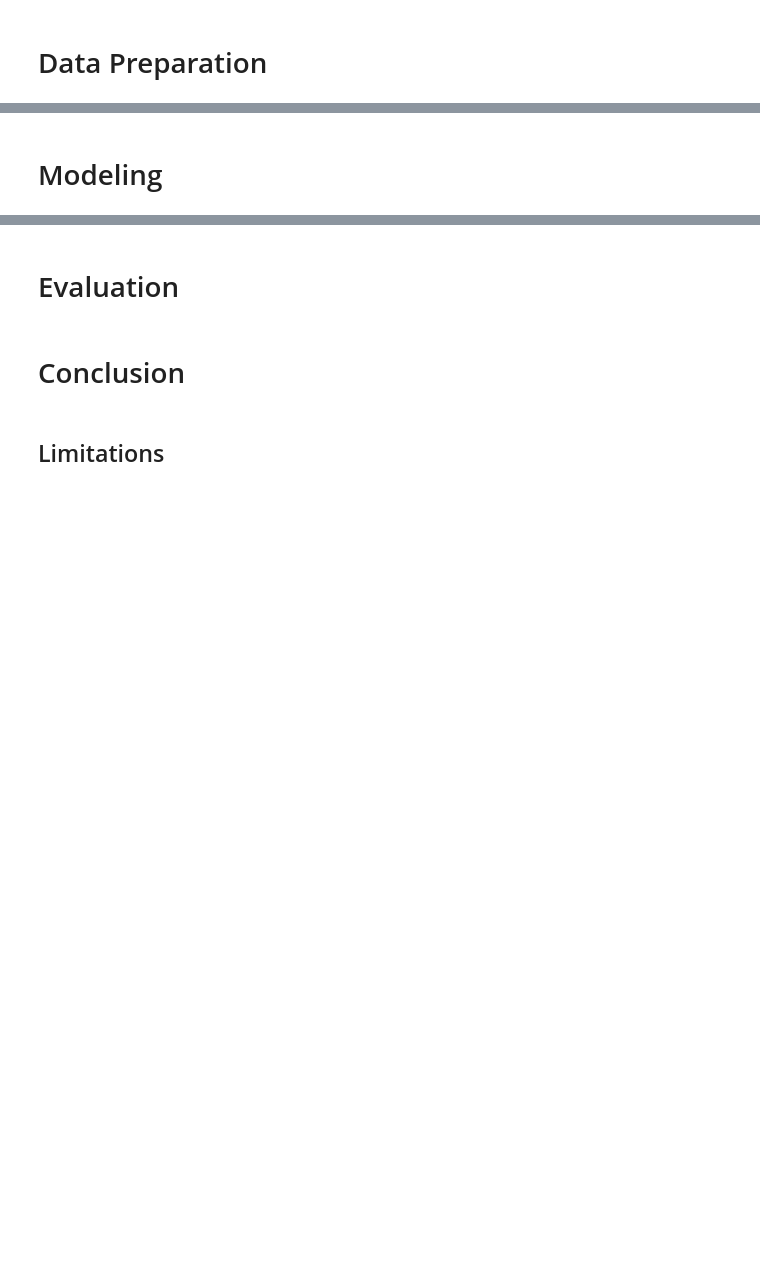
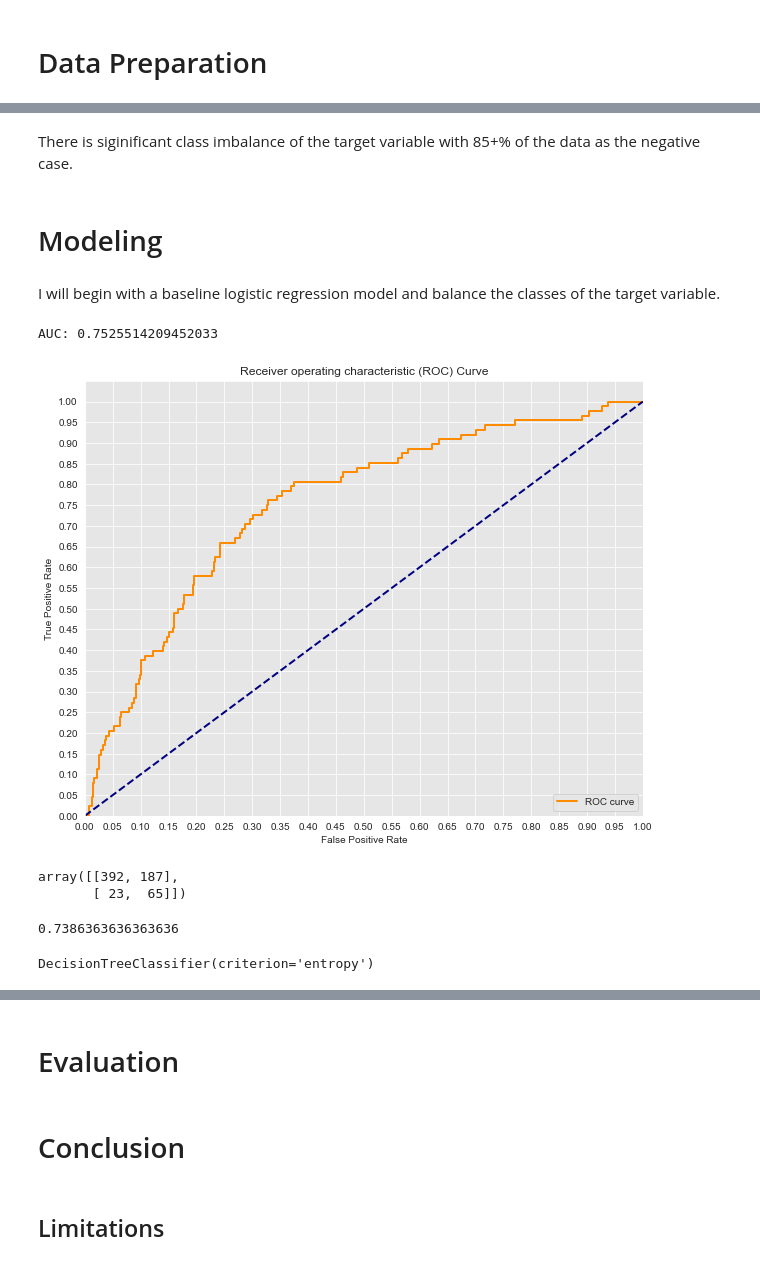
Before and after one commit to sfp13VA/SyriaTel_Customer_Churn, a Jupyter notebook: notebook.ipynb, the cells around one changed output, grey strips where cells are left out. Saved outputs shown, nothing was run; the diff lists cells and outputs as text; code cells hidden in the pictures; blank space fills up the shorter version.

Commit message:
modeling etc in notebook.ipynb

```diff
--- a/notebook.ipynb
+++ b/notebook.ipynb
@@ -46,0 +105,9 @@ df.head()
+# %%
+categoricals = ['international plan', 'voice mail plan']
+dummies = pd.get_dummies(df[categoricals], drop_first=True)
+
+df = df.drop(categoricals, axis=1)
+
+df = pd.concat([df, dummies], axis=1)
+
+df.head()
@@ -47,2 +121,43 @@ df.head()
+# %% [markdown]
+There is siginificant class imbalance of the target variable with 85+% of the data as the negative case.
 # %% [markdown]
 # Modeling
+# %% [markdown]
+I will begin with a baseline logistic regression model and balance the classes of the target variable.
+# %%
+y = df['churn'].astype(int)
+X = df.drop('churn', axis=1)
+X = pd.get_dummies(X)
+
+X_train, X_test, y_train, y_test = train_test_split(X, y, test_size=0.2, random_state=0)
+# %%
+logreg = LogisticRegression(fit_intercept=False, class_weight='balanced', solver='liblinear')
+# %%
+y_score = logreg.fit(X_train, y_train).decision_function(X_test)
+
+fpr, tpr, thresholds = roc_curve(y_test, y_score)
+
+sns.set_style('darkgrid', {'axes.facecolor': '0.9'})
+
+# Print AUC (area under curve)
+
+print('AUC: {}'.format(auc(fpr, tpr)))
+
+# Plot the ROC curve
+plt.figure(figsize=(10, 8))
+lw = 2
+plt.plot(fpr, tpr, color = 'darkorange',
+         lw=lw, label='ROC curve')
+plt.plot([0,1], [0,1], color = 'navy', lw=lw, linestyle ='--')
+plt.xlim([0.0,1.0])
+plt.ylim([0.0, 1.05])
+plt.yticks([i/20.0 for i in range(21)])
+plt.xticks([i/20.0 for i in range(21)])
+plt.xlabel('False Positive Rate')
+plt.ylabel('True Positive Rate')
+plt.title('Receiver operating characteristic (ROC) Curve')
+plt.legend(loc='lower right')
+plt.show()
+# %% [output]
+AUC: 0.7525514209452033
+[figure, added]
@@ -48,0 +166,16 @@ df.head()
+# %%
+cm = confusion_matrix(y_test, y_pred)
+cm
+# %% [output]
+array([[392, 187],
+       [ 23,  65]])
+# %%
+recall_score(y_test, y_pred)
+# %% [output]
+0.7386363636363636
+# %%
+clf = DecisionTreeClassifier(criterion='entropy')
+
+clf.fit(X_train, y_train)
+# %% [output]
+DecisionTreeClassifier(criterion='entropy')
```
Also changed, not shown: parts of 10 cells of this notebook.
